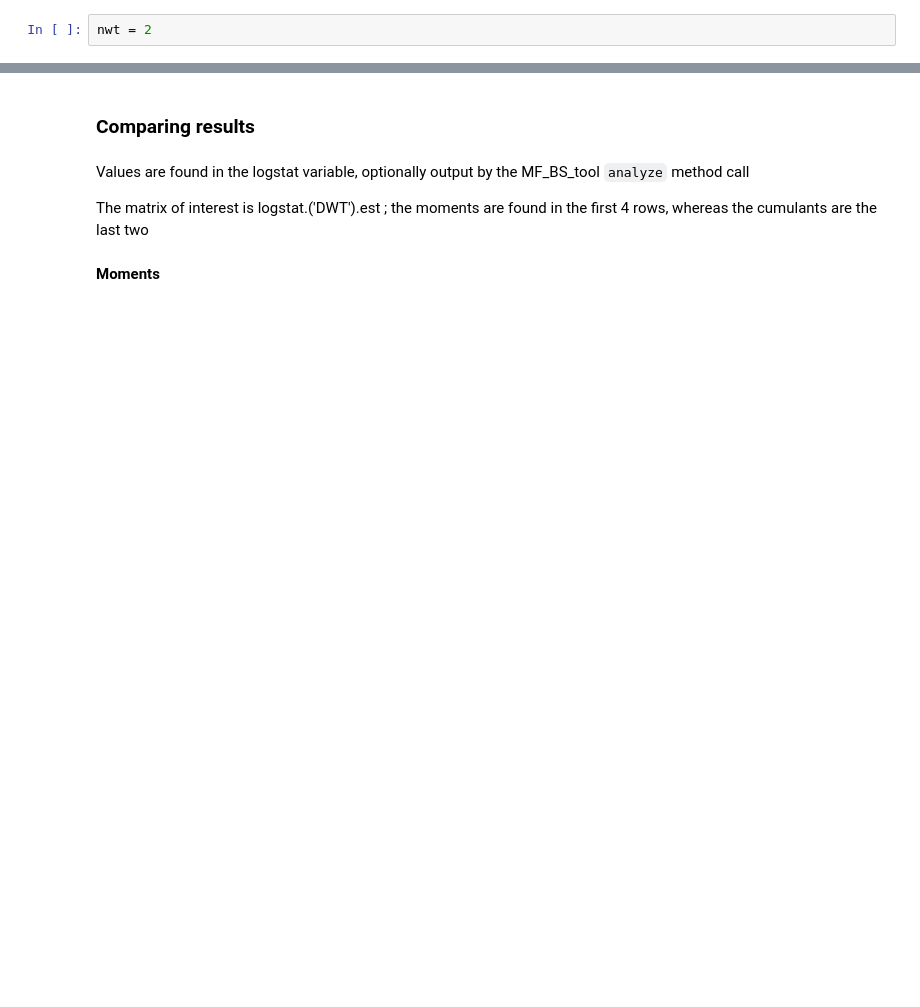
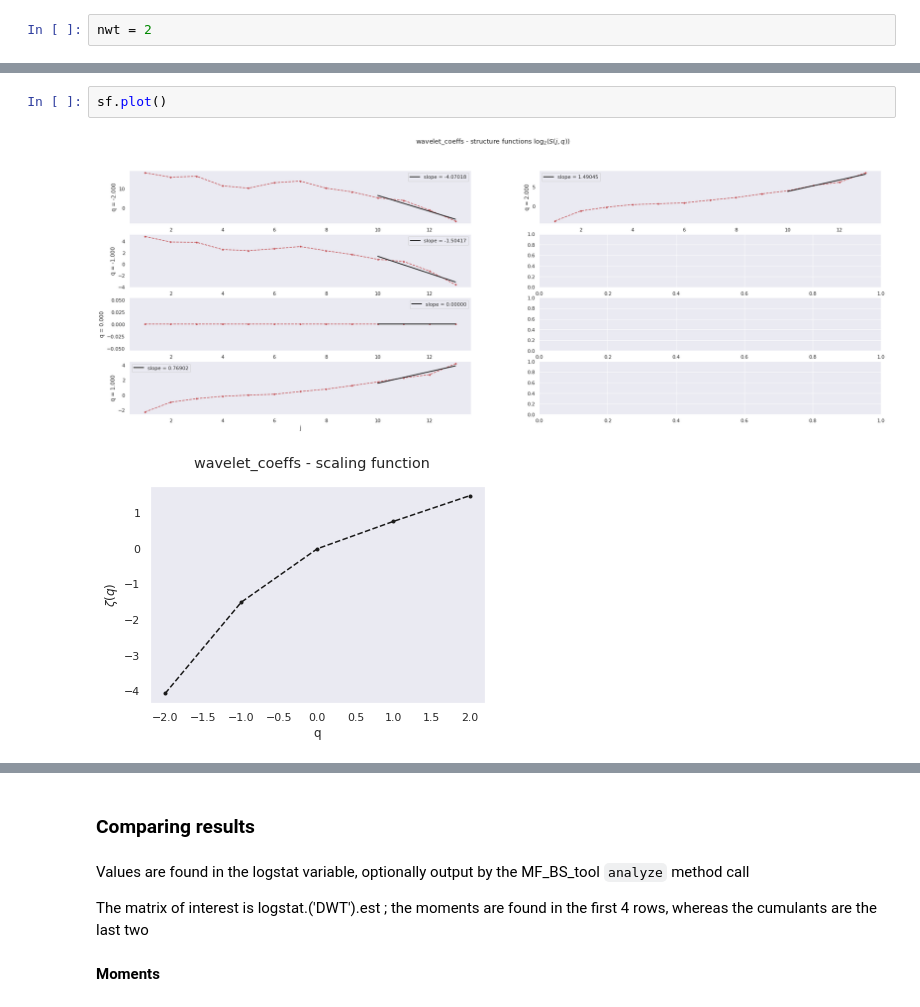
Before and after one commit to neurospin/pymultifracs, a Jupyter notebook: examples/Maquette.ipynb, the cells around one changed output, grey strips where cells are left out. Cells and saved outputs as stored; diff of their text form; blank space fills up the shorter version.

```diff
--- a/examples/Maquette.ipynb
+++ b/examples/Maquette.ipynb
@@ -188,0 +174,5 @@ mfa.plot_spectrum()
+# %%
+sf.plot()
+# %% [output]
+[figure, added]
+[figure, added]
```
Also changed, not shown: parts of 39 cells of this notebook, 13 other files.
